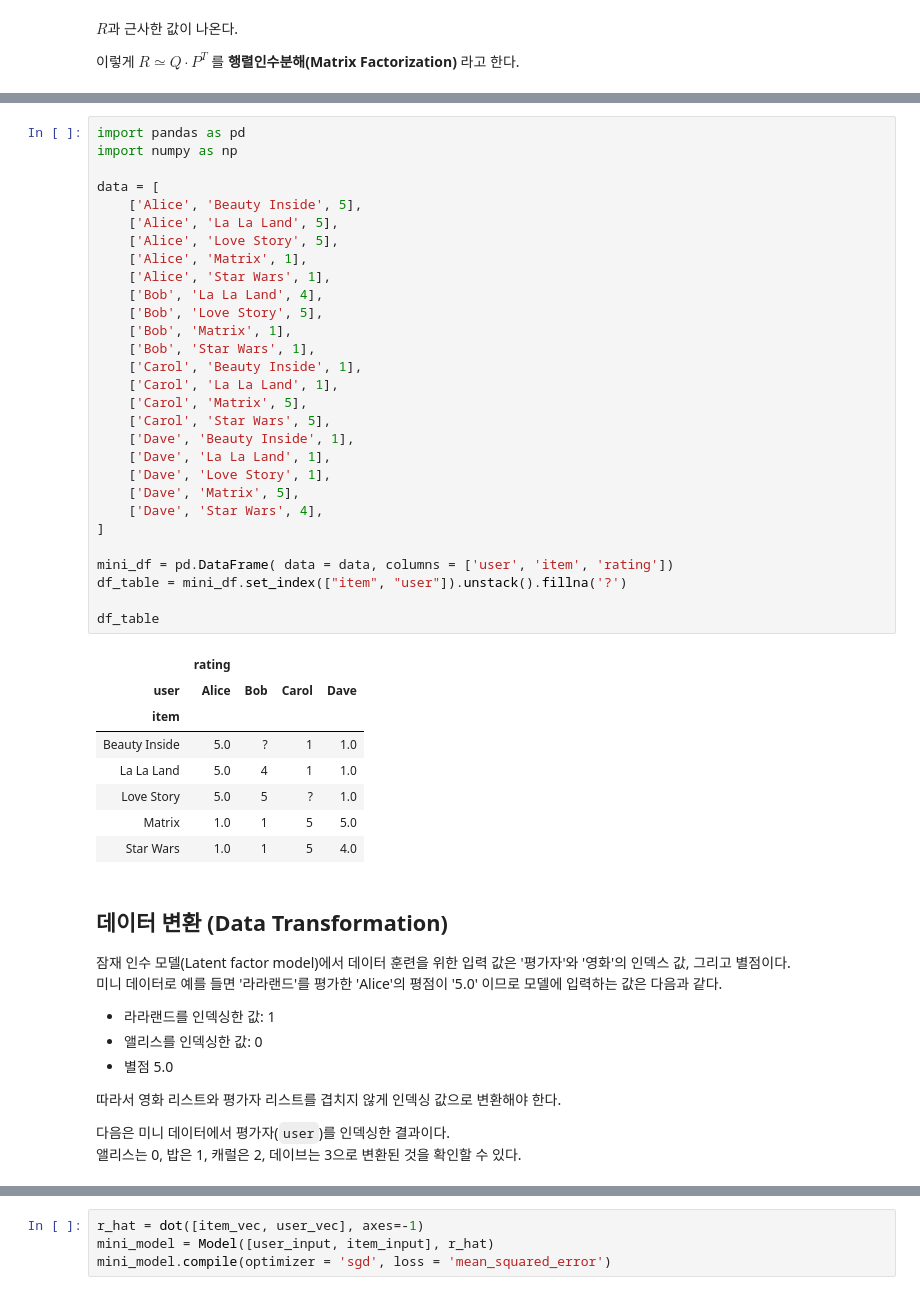
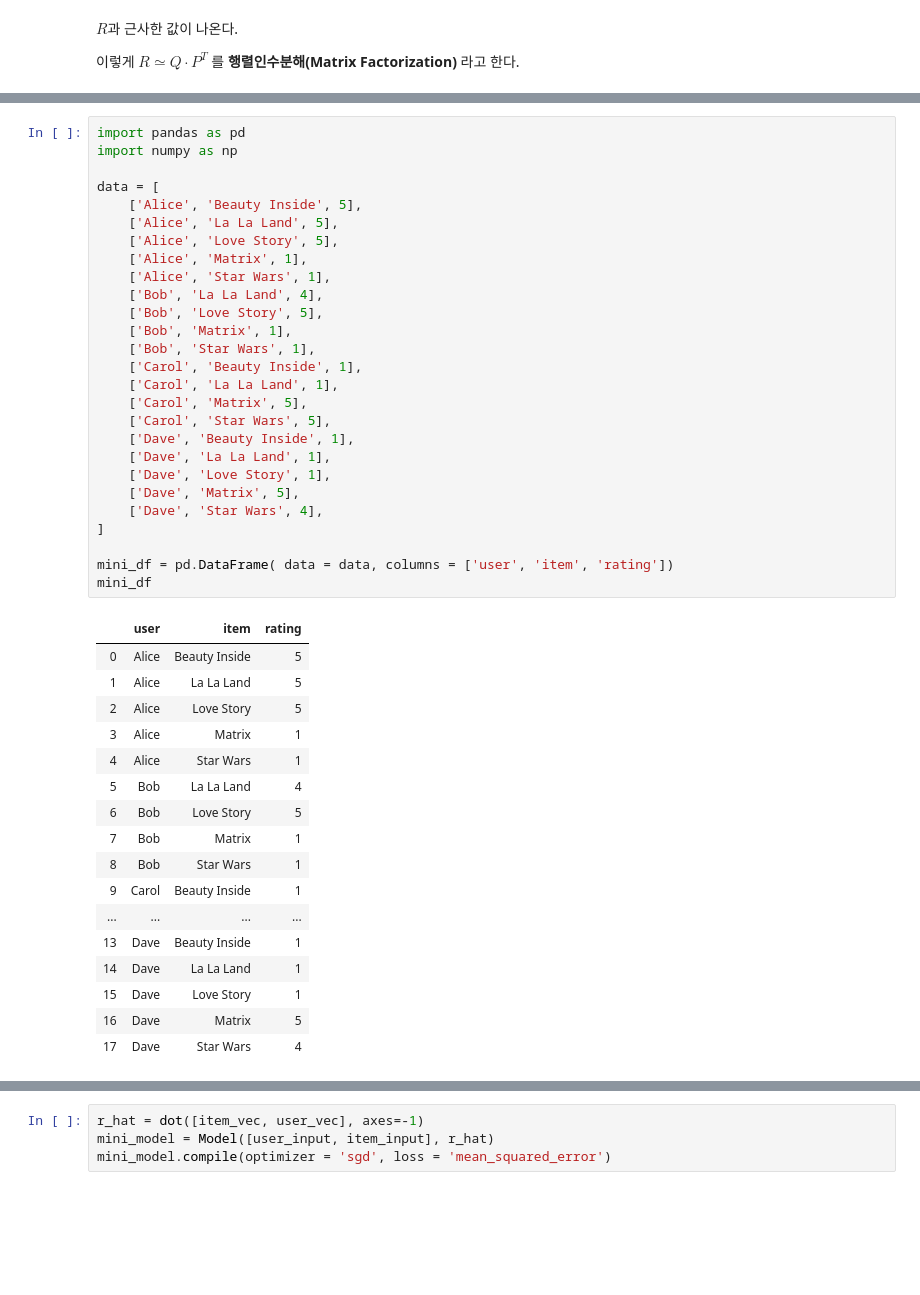
Before and after one commit to skettee/notebooks, a Jupyter notebook: latent_factor_model.ipynb, the cells around one changed output, grey strips where cells are left out. Cells and saved outputs as stored; diff of their text form; blank space fills up the shorter version.

```diff
--- a/latent_factor_model.ipynb
+++ b/latent_factor_model.ipynb
@@ -413,52 +411,45 @@ $q:=q-\alpha {\partial{J(p,q)}\over \partial q}$ , $\alpha$: learining rate
 # %%
 import pandas as pd
 import numpy as np
 
 data = [
     ['Alice', 'Beauty Inside', 5],
     ['Alice', 'La La Land', 5],
     ['Alice', 'Love Story', 5],
     ['Alice', 'Matrix', 1],
     ['Alice', 'Star Wars', 1],
     ['Bob', 'La La Land', 4],
     ['Bob', 'Love Story', 5],
     ['Bob', 'Matrix', 1],
     ['Bob', 'Star Wars', 1],
     ['Carol', 'Beauty Inside', 1],
     ['Carol', 'La La Land', 1],
     ['Carol', 'Matrix', 5],
     ['Carol', 'Star Wars', 5],
     ['Dave', 'Beauty Inside', 1],
     ['Dave', 'La La Land', 1],
     ['Dave', 'Love Story', 1],
     ['Dave', 'Matrix', 5],
     ['Dave', 'Star Wars', 4],
 ]
 
 mini_df = pd.DataFrame( data = data, columns = ['user', 'item', 'rating'])
-df_table = mini_df.set_index(["item", "user"]).unstack().fillna('?')
-
-df_table
+mini_df
 # %% [output]
-|  | rating |  |  |  |
-| user | Alice | Bob | Carol | Dave |
-| item |  |  |  |  |
-| Beauty Inside | 5.0 | ? | 1 | 1.0 |
-| La La Land | 5.0 | 4 | 1 | 1.0 |
-| Love Story | 5.0 | 5 | ? | 1.0 |
-| Matrix | 1.0 | 1 | 5 | 5.0 |
-| Star Wars | 1.0 | 1 | 5 | 4.0 |
+|  | user | item | rating |
+| 0 | Alice | Beauty Inside | 5 |
+| 1 | Alice | La La Land | 5 |
+| 2 | Alice | Love Story | 5 |
+| 3 | Alice | Matrix | 1 |
+| 4 | Alice | Star Wars | 1 |
+| 5 | Bob | La La Land | 4 |
+| 6 | Bob | Love Story | 5 |
+| 7 | Bob | Matrix | 1 |
+| 8 | Bob | Star Wars | 1 |
+| 9 | Carol | Beauty Inside | 1 |
+| ... | ... | ... | ... |
+| 13 | Dave | Beauty Inside | 1 |
+| 14 | Dave | La La Land | 1 |
+| 15 | Dave | Love Story | 1 |
+| 16 | Dave | Matrix | 5 |
+| 17 | Dave | Star Wars | 4 |
-# %% [markdown]
-## 데이터 변환 (Data Transformation)
-
-잠재 인수 모델(Latent factor model)에서 데이터 훈련을 위한 입력 값은 '평가자'와 '영화'의 인덱스 값, 그리고 별점이다.
-미니 데이터로 예를 들면 '라라랜드'를 평가한 'Alice'의 평점이 '5.0' 이므로 모델에 입력하는 값은 다음과 같다.
-
-- 라라랜드를 인덱싱한 값: 1
-- 앨리스를 인덱싱한 값: 0
-- 별점 5.0
-
-따라서 영화 리스트와 평가자 리스트를 겹치지 않게 인덱싱 값으로 변환해야 한다.
-
-다음은 미니 데이터에서 평가자(`user`)를 인덱싱한 결과이다.
-앨리스는 0, 밥은 1, 캐럴은 2, 데이브는 3으로 변환된 것을 확인할 수 있다.
```
Also changed, not shown: parts of 46 cells of this notebook, 4 other files.
